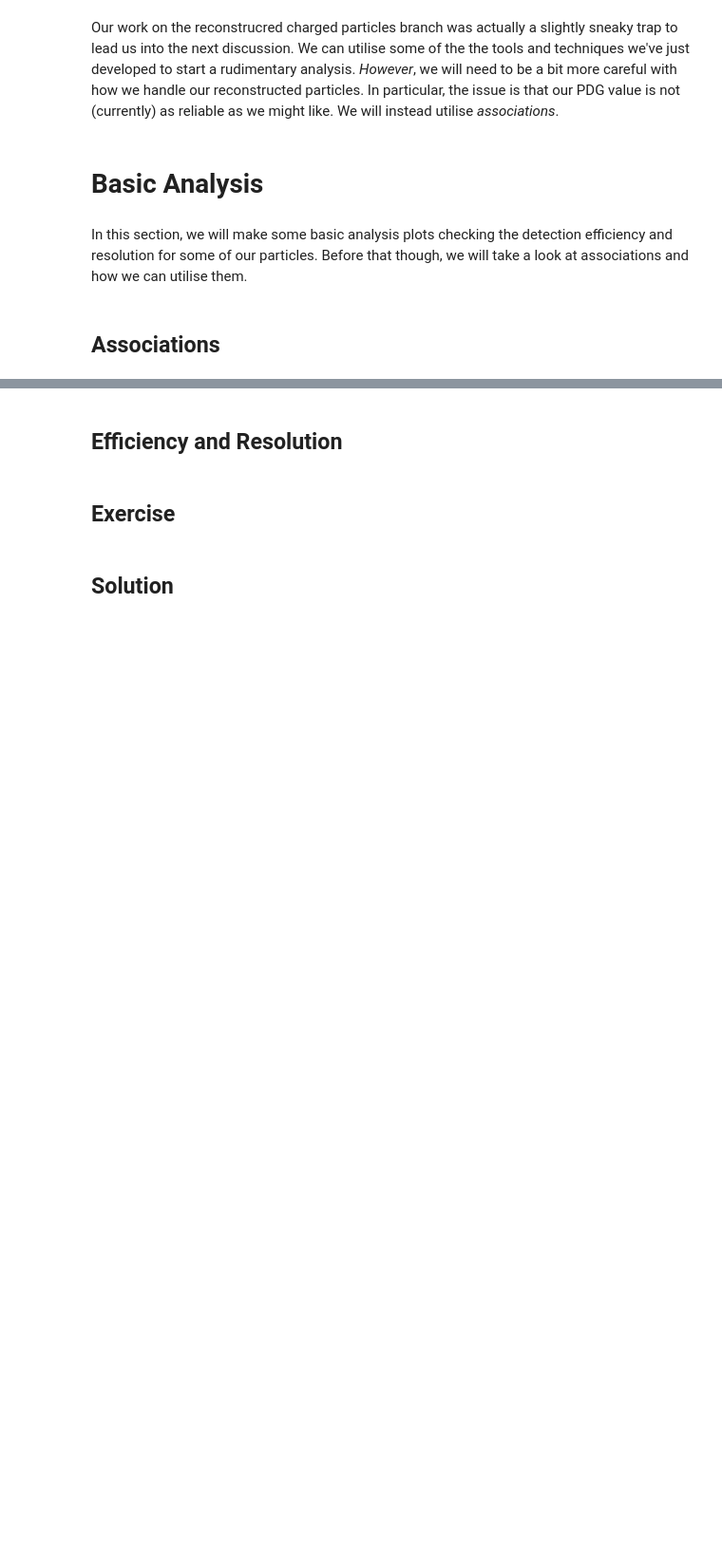
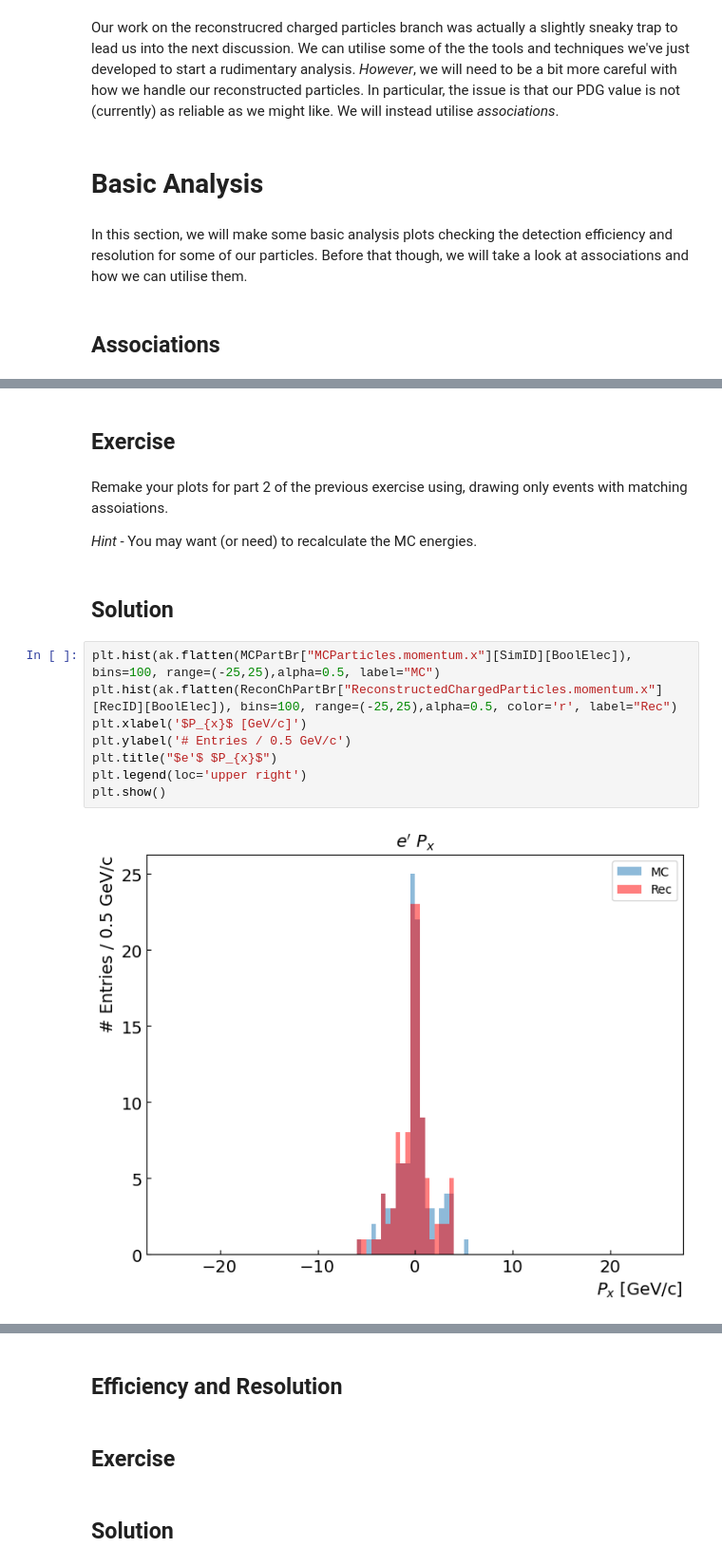
Before and after one commit to eic/HSF-India, a Jupyter notebook: Working_With_Simulation_Output/Working_With_Simulation_Output_TUTOR.ipynb, the cells around one changed output, grey strips where cells are left out. Shown at 95% size. Saved outputs shown, nothing was run; the diff lists cells and outputs as text; blank space fills up the shorter version.

```diff
--- a/Working_With_Simulation_Output/Working_With_Simulation_Output_TUTOR.ipynb
+++ b/Working_With_Simulation_Output/Working_With_Simulation_Output_TUTOR.ipynb
@@ -310,0 +395,18 @@ In this section, we will make some basic analysis plots checking the detection e
+# %% [markdown]
+## Exercise
+# %% [markdown]
+Remake your plots for part 2 of the previous exercise using, drawing only events with matching assoiations.
+
+*Hint* - You may want (or need) to recalculate the MC energies.
+# %% [markdown]
+## Solution
+# %%
+plt.hist(ak.flatten(MCPartBr["MCParticles.momentum.x"][SimID][BoolElec]), bins=100, range=(-25,25),alpha=0.5, label="MC")
+plt.hist(ak.flatten(ReconChPartBr["ReconstructedChargedParticles.momentum.x"][RecID][BoolElec]), bins=100, range=(-25,25),alpha=0.5, color='r', label="Rec")
+plt.xlabel('$P_{x}$ [GeV/c]')
+plt.ylabel('# Entries / 0.5 GeV/c')
+plt.title("$e'$ $P_{x}$")
+plt.legend(loc='upper right')
+plt.show()
+# %% [output]
+[figure, added]
```
Also changed, not shown: parts of 31 cells of this notebook.
